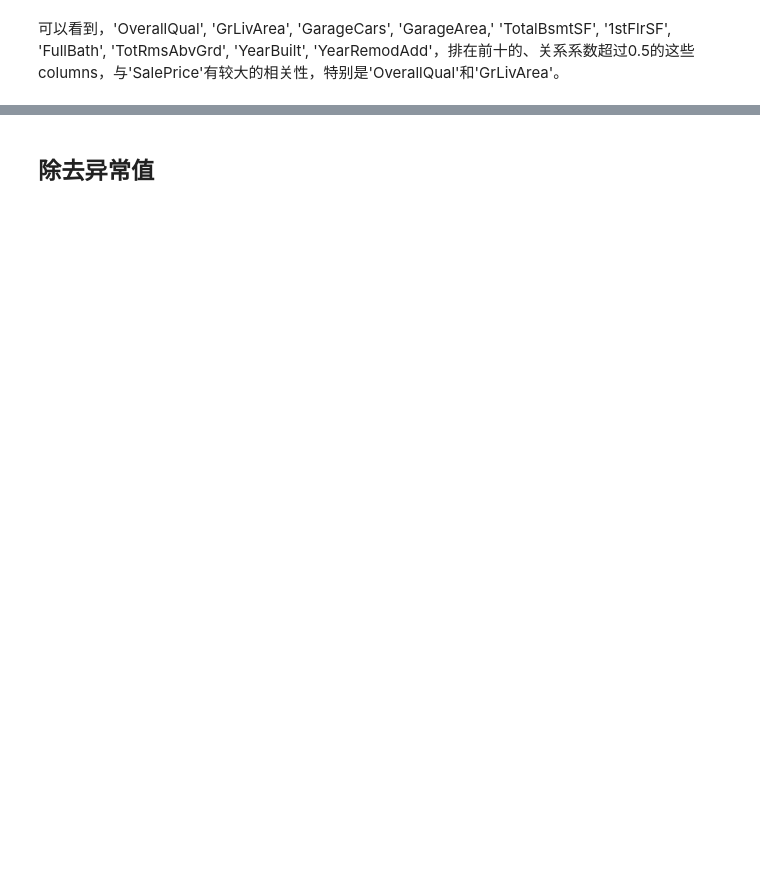
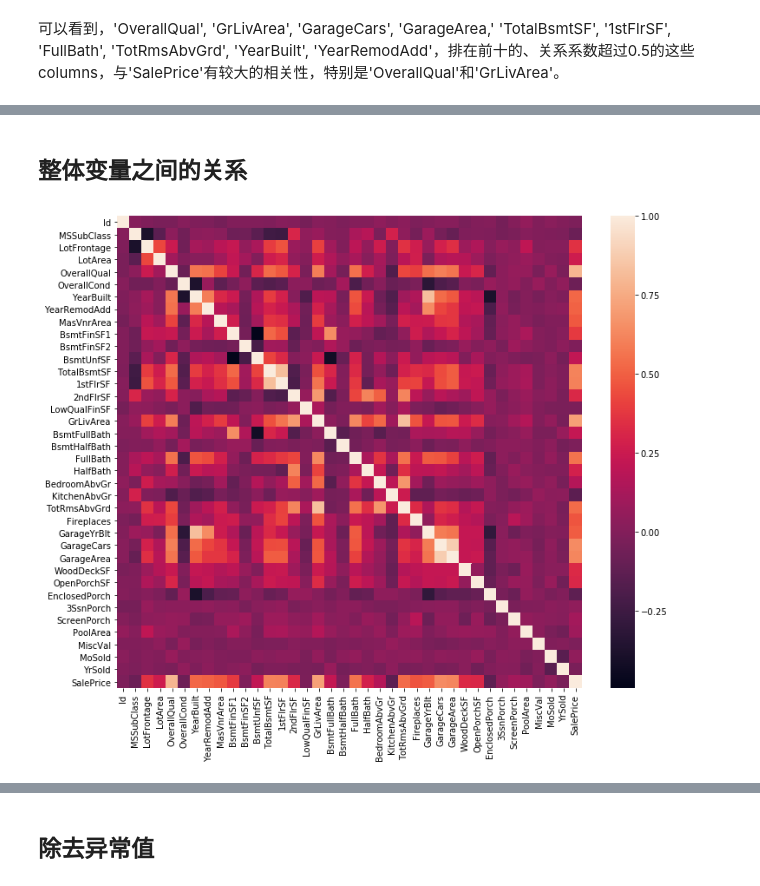
Before and after one commit to ZHBIT92/Deep-Learning, a Jupyter notebook: Kaggle/House_Prices/import-1.ipynb, the cells around one changed output, grey strips where cells are left out. Cells and saved outputs as stored; diff of their text form; code cells hidden in the pictures; blank space fills up the shorter version.

```diff
--- a/Kaggle/House_Prices/import-1.ipynb
+++ b/Kaggle/House_Prices/import-1.ipynb
@@ -184,0 +191,9 @@ plt.show()  # 展示
+# %% [markdown]
+## 整体变量之间的关系
+# %%
+plt.subplots(figsize=(12,10))
+corrmat = traindata.corr()
+g = sns.heatmap(traindata.corr())
+plt.show()
+# %% [output]
+[figure, added]
```
Also changed, not shown: parts of 68 cells of this notebook, 5 other files.
